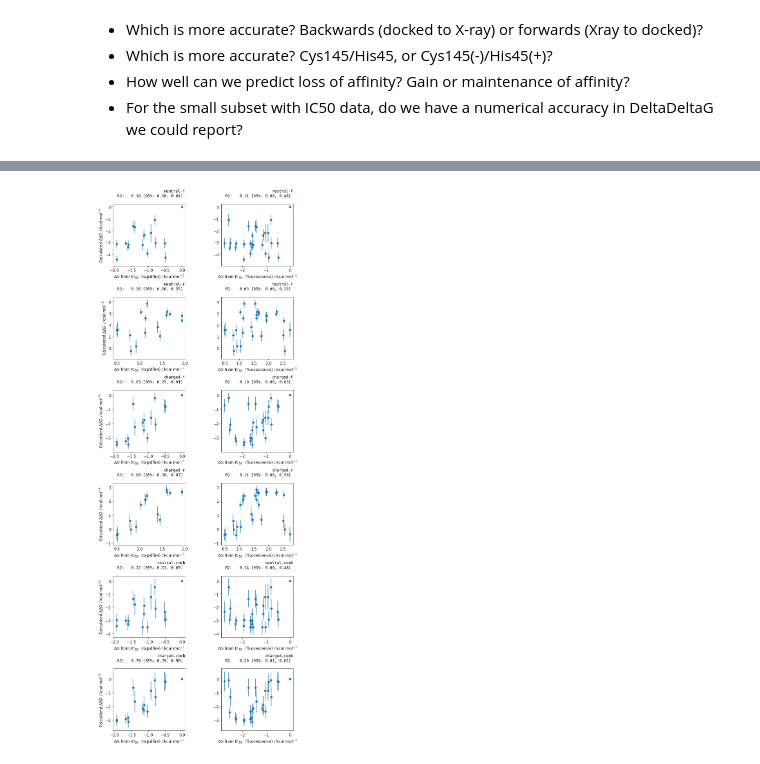
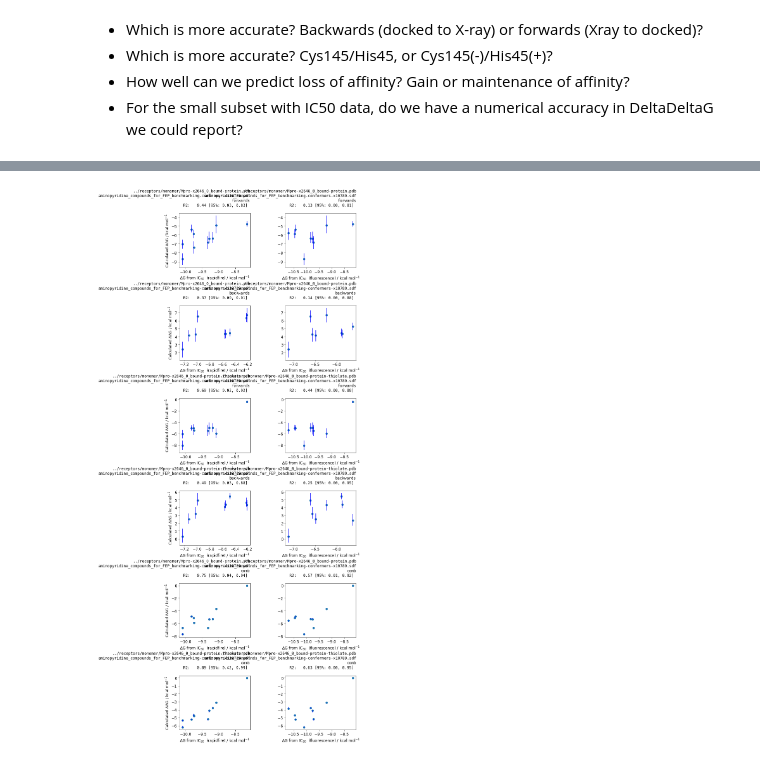
Before and after one commit to choderalab/PersesAtFoldingAtHome, a Jupyter notebook: 13420/ANALYSIS-retrospective.ipynb, the cells around one changed output, grey strips where cells are left out. Saved outputs shown, nothing was run; the diff lists cells and outputs as text; code cells hidden in the pictures.

```diff
--- a/13420/ANALYSIS-retrospective.ipynb
+++ b/13420/ANALYSIS-retrospective.ipynb
@@ -37,2 +24,2 @@ def _strip_outliers(w,n_devs=100):
 # %%
-retro_jsons = [x for x in os.listdir('/Users/brucemah/bin/covid-moonshot-new/synthetic-enumeration/') if 'retro' in x or 'fastgrant' in x and 'json' in x]
+retro_jsons = [f'/Users/brucemah/bin/covid-moonshot-new/synthetic-enumeration/{x}' for x in os.listdir('/Users/brucemah/bin/covid-moonshot-new/synthetic-enumeration/') if 'retro' in x or 'fastgrant' in x and 'json' in x]
@@ -172,22 +200,22 @@ title_to_index = {t:i for i,t in enumerate(all_molecules)}
 # %%
 import networkx as nx
 
-protein_files = {'../receptors/monomer/Mpro-x2646_0_bound-protein.pdb':'neutral','../receptors/monomer/Mpro-x2646_0_bound-protein-thiolate.pdb':'charged'}
+# protein_files = {'../receptors/monomer/Mpro-x2646_0_bound-protein.pdb':'neutral','../receptors/monomer/Mpro-x2646_0_bound-protein-thiolate.pdb':'charged'}
 
 graphs = {'neutral-f':nx.DiGraph(),'neutral-r':nx.DiGraph(),'neutral-both':nx.DiGraph(),'charged-f':nx.DiGraph(),'charged-r':nx.DiGraph(),'charged-both':nx.DiGraph()}
 
-for d in details.values():
+for d in output.values():
     if 'complex_fes' in d and 'solvent_fes' in d:
         protein = d['protein']
-        DDG = ((d['solvent_fes'][0] - d['complex_fes'][0])*kT).value_in_unit(unit.kilocalories_per_mole)
+        DDG = d['binding_fe'][0]
         if np.abs(DDG) > 100:
             continue
-        dDDG = ((d['solvent_fes'][1]**0.5 + d['complex_fes'][1]**0.5)**2*kT).value_in_unit(unit.kilocalories_per_mole)
+        dDDG = 1.96 * (d['binding_fe'][1] / (100)**0.5)
         if d['start_title'] == 'TRY-UNI-2eddb1ff-7':
             graph = graphs[f'{protein_files[protein]}-f']
         else:
             graph = graphs[f'{protein_files[protein]}-r']
-        graph.add_edge(d['start_title'],d['end_title'],calc_DDG=DDG, calc_dDDG=dDDG,exp_DDG=0.,exp_dDDG=0.1)
+        graph.add_edge(d['start_title'],d['end_title'],calc_DDG=DDG, calc_dDDG=dDDG, calc_DDG_low = d['binding_fe'][1],calc_DDG_high = d['binding_fe'][2], exp_DDG=0.,exp_dDDG=0.1)
 
         graph = graphs[f'{protein_files[protein]}-both']
         graph.add_edge(d['start_title'],d['end_title'],calc_DDG=DDG, calc_dDDG=dDDG,exp_DDG=0.,exp_dDDG=0.1)
@@ -339,15 +403,17 @@ for i,j in itertools.combinations(range(0,6),2):
             ys.append(y)
 
     axes[j][i].scatter(xs,ys,color='hotpink',marker='x')
-    s = stats.bootstrap_statistic(np.asarray(xs),np.asarray(ys), statistic='R2')
-    string = f"$R^2$: {s['mle']:.2f}"
+    string = ''
+    for stat in ['R2','RMSE']:
+        s = stats.bootstrap_statistic(np.asarray(xs),np.asarray(ys), statistic=stat)
+        string += f"{stat}: {s['mle']:.2f}\n"
 
 
     y_low, y_high = axes[j][i].get_ylim()
     x_low, x_high = axes[j][i].get_xlim()
     low = min(x_low,y_low)
     high = max(x_high,y_high)
-    axes[j][i].text(low+0.5, high-1.,string)
+    axes[j][i].text(low+0.5, high-2.,string)
 
     axes[j][i].set_xlim(low,high)
     axes[j][i].set_ylim(low,high)
@@ -410,43 +485,44 @@ plt.show()
 # %%
 fig, axes = plt.subplots(ncols=2,nrows=len(graphs),figsize=(10, 5*len(graphs)))
 
 
-for i, protein in enumerate(graphs.keys()):
-    g = graphs[protein]
-    xs = []
-    y_err = []
-    ys = []
+for i, t in enumerate(graphs.keys()):
+    g = graphs[t]
+
     for j, assay in enumerate(['f','r']):
+        xs = []
+        y_low = []
+        y_high = []
+        ys = []
         for edge in g.edges(data=True):
             try:
                 # TODO if either of these are 99, we want to color the associated datapoint different
                 expt = nx.get_node_attributes(g,f'{assay}_IC50')[edge[0]] / nx.get_node_attributes(g,f'{assay}_IC50')[edge[1]]
                 ys.append(edge[2]['calc_DDG'])
-                y_err.append(edge[2]['calc_dDDG'])
-                xs.append(0.59*np.log(expt))
+                y_low.append(edge[2]['calc_DDG_low'])
+                y_high.append(edge[2]['calc_DDG_high'])
+                xs.append(_ic50_to_dG(expt))
             except:
                 continue
 
         axes[i][j].scatter(xs,ys)
-        axes[i][j].errorbar(xs,ys,yerr=y_err,ls='none')
-#         low_lim, high_lim = axes[i][j].get_ylim()[0],axes[i][j].get_ylim()[1]
-#         axes[i][j].vlines(0.59*np.log(99),low_lim, high_lim)
-#         axes[i][j].set_ylim(low_lim, high_lim)
+        for x,low,high in zip(xs,y_low,y_high):
+            axes[i][j].vlines(x, low, high, color='blue')
 
-        statistics_string = f'{protein}\n'
+        statistics_string = f'{t[0]}\n{t[1]}\n{t[2]}\n'
         for statistic in ['R2']:
             s = stats.bootstrap_statistic(np.asarray(xs),np.asarray(ys), statistic=statistic)
             string = f"{statistic}:   {s['mle']:.2f} [95%: {s['low']:.2f}, {s['high']:.2f}] " + "\n"
             statistics_string += string
         axes[i][j].set_title(statistics_string, fontsize=12, loc='right', horizontalalignment='right', family='monospace')
 
     axes[i][0].set_ylabel(f'Calculated ΔΔG '+r'/ kcal mol$^{-1}$')
     axes[i][0].set_xlabel(r'ΔG from IC$_{50}$  (rapidfire) '+r'/ kcal mol$^{-1}$')
     axes[i][1].set_xlabel(r'ΔG from IC$_{50}$  (fluorescence) '+r'/ kcal mol$^{-1}$')
-plt.subplots_adjust(hspace = 0.5,wspace = 0.5)
+plt.subplots_adjust(hspace = 0.7,wspace = 0.5)
 plt.show()
 # %% [output]
-[figure, old version]
+[figure, new version]
 # %%
 fig, axes = plt.subplots(ncols=4,nrows=len(graphs),figsize=(20, 5*len(graphs)))
 
```
Also changed, not shown: parts of 26 cells of this notebook.
